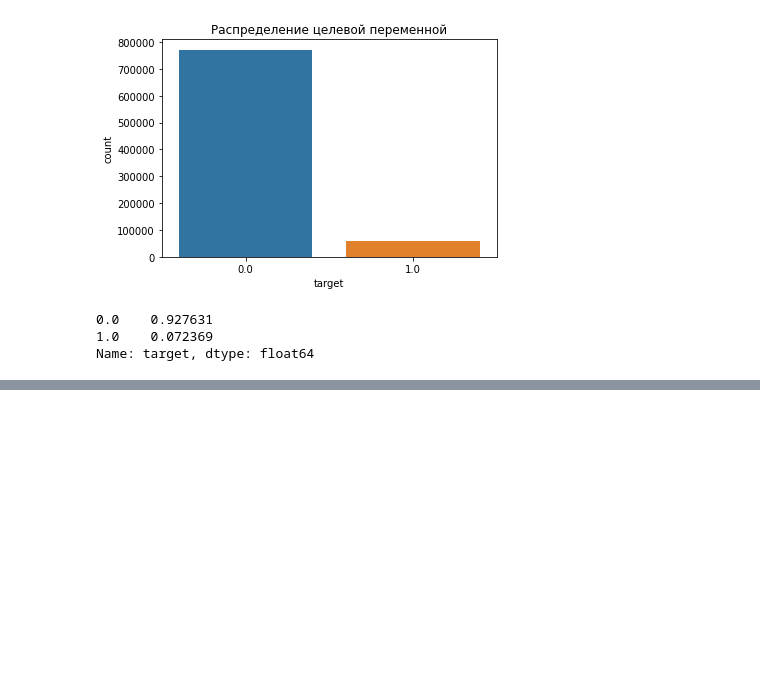
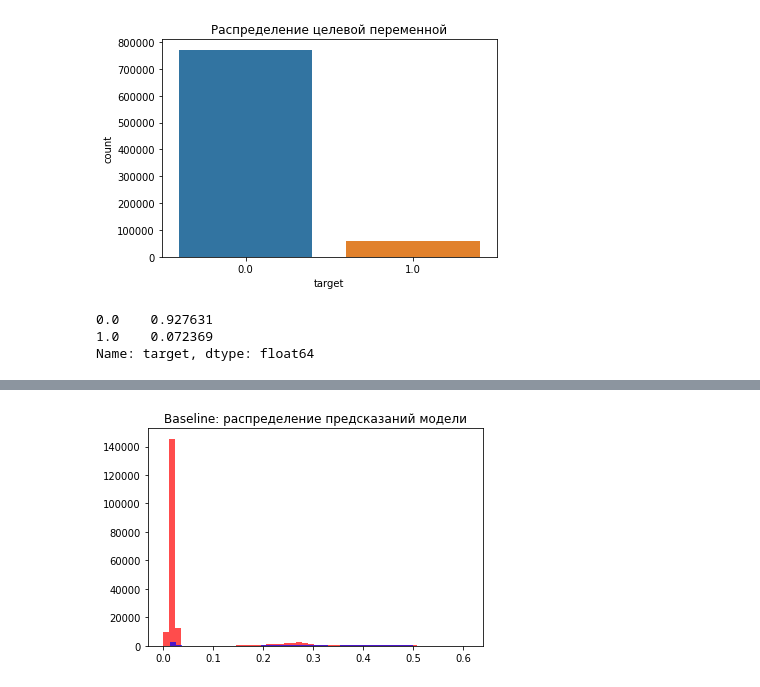
Before and after one commit to adurzin/Megafon, a Jupyter notebook: Megafon.ipynb, the cells around one changed output, grey strips where cells are left out. Cells and saved outputs as stored; diff of their text form; code cells hidden in the pictures; blank space fills up the shorter version.

Commit message:
selection pipeline

```diff
--- a/Megafon.ipynb
+++ b/Megafon.ipynb
@@ -59,0 +418,6 @@ Name: target, dtype: float64
+# %%
+lg_feat_select_pipe = make_pipeline(
+    feat_prep_pipeline,
+    SelectFromModel(LogisticRegression(random_state=seed), threshold=1e-4),
+    LogisticRegression(random_state=seed)
+)
@@ -59,0 +426,10 @@ Name: target, dtype: float64
+# %%
+%%time
+param_grid = [
+    {
+        "selectfrommodel__max_features": [None, 5, 10, 50, 100, 150],
+        "selectfrommodel__threshold": [-np.inf]
+    }
+]
+
+lg_feat_select_gsc = run_grid_search(lg_feat_select_pipe, X_train, y_train, param_grid, KFold_cv)
@@ -59,0 +440,7 @@ Name: target, dtype: float64
+# %%
+lg_pipe_best = lg_feat_select_gsc.best_estimator_
+# %%
+%%time
+lg_pipe_best.fit(X_train, y_train)
+
+lg_pipe_best_pred = lg_pipe_best.predict_proba(X_test)[:,1]
@@ -59,0 +449,6 @@ Name: target, dtype: float64
+# %%
+plt.title("Baseline: распределение предсказаний модели")
+plt.hist(lg_pipe_best_pred[~y_test.astype(bool)], bins=50, color='r', alpha=0.7);
+plt.hist(lg_pipe_best_pred[y_test.astype(bool)], bins=50, color='b', alpha=0.7);
+# %% [output]
+[figure, added]
```
Also changed, not shown: parts of 90 cells of this notebook, 2 other files.
